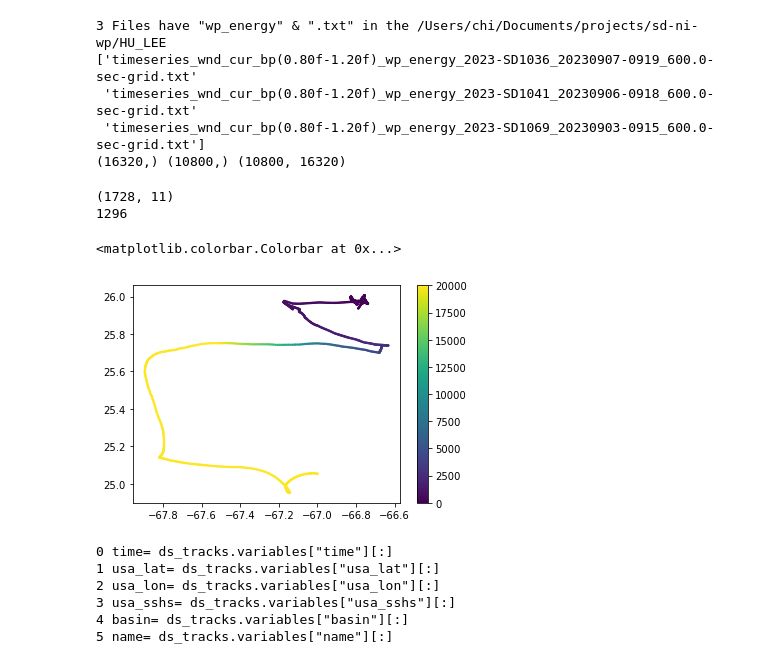
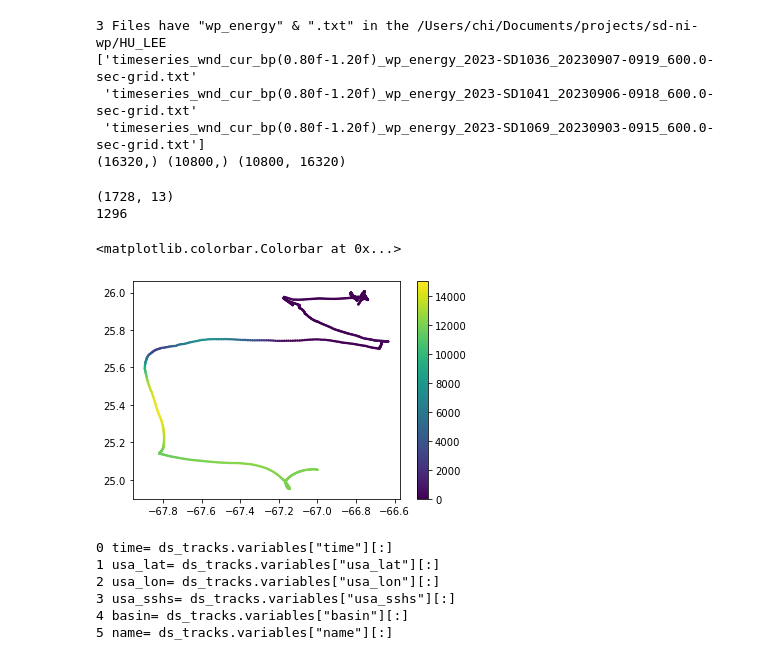
Before and after one commit to nanhsunchi/sd-ni-wp, a Jupyter notebook: HU_LEE/plot_map-wp-energy_SD_model.ipynb, the cells around one changed output. Saved outputs shown, nothing was run; the diff lists cells and outputs as text; code cells hidden in the pictures.

```diff
--- a/HU_LEE/plot_map-wp-energy_SD_model.ipynb
+++ b/HU_LEE/plot_map-wp-energy_SD_model.ipynb
@@ -82,17 +82,17 @@ ds_topo.close()
 # %%
 ''' test plot accumulated energy of SD (alongtrack) '''
 test = np.genfromtxt(path_SD+'/'+fnpos[0],dtype='float',delimiter=' ',skip_header=True)
 print(test.shape)
 dtime_this_SD = np.array( [datetime.datetime.fromtimestamp(test[i,0]) for i in range(test.shape[0])] )
 itend = np.where( dtime_this_SD == datetime.datetime(int(year),9,16))[0][0]
 print(itend)
-plt.scatter(test[:itend+1,1],test[:itend+1,2],s=2,c=test[:itend+1,10],vmin=0,vmax=20000)
+plt.scatter(test[:itend+1,1],test[:itend+1,2],s=2,c=test[:itend+1,12],vmin=0,vmax=15000)
 plt.colorbar()
 # %% [output]
-(1728, 11)
+(1728, 13)
 1296
 <matplotlib.colorbar.Colorbar at 0x...>
-[figure, old version]
+[figure, new version]
 # %%
 ''' LOAD TC tracks data '''
 path_tracks = '/Users/chi/Documents/Data/IBTrACS/'
```
Also changed, not shown: parts of 5 cells of this notebook, 9 other files.
